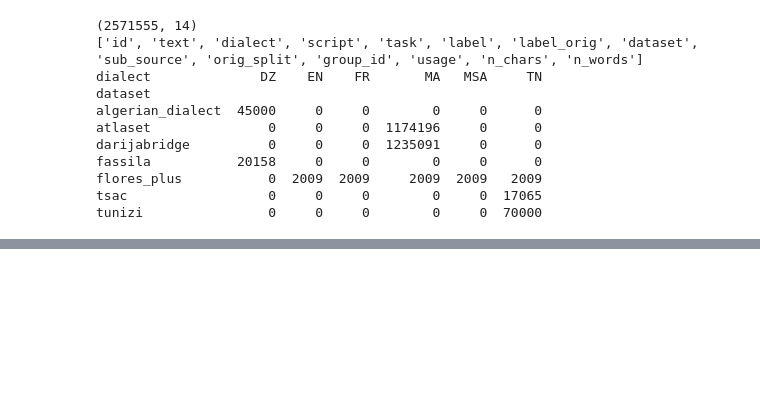
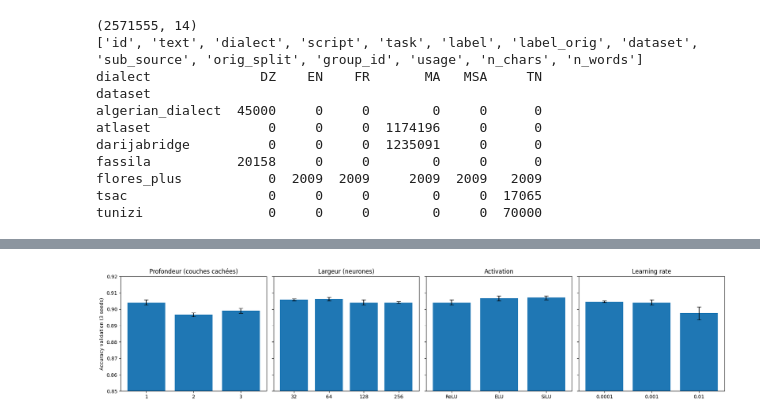
Before and after one commit to Ninessss/darija-llm, a Jupyter notebook: notebooks/04_classification.ipynb, the cells around one changed output, grey strips where cells are left out. Cells and saved outputs as stored; diff of their text form; code cells hidden in the pictures; blank space fills up the shorter version.

```diff
--- a/notebooks/04_classification.ipynb
+++ b/notebooks/04_classification.ipynb
@@ -346,3 +343,51 @@ fassila           20158     0     0        0     0      0
 flores_plus           0  2009  2009     2009  2009   2009
 tsac                  0     0     0        0     0  17065
 tunizi                0     0     0        0     0  70000
+# %%
+import matplotlib.pyplot as plt
+
+def make_mlp(depth=1, width=128, act=nn.ReLU):
+    couches, d_in = [], X_train.shape[1]
+    for _ in range(depth):
+        couches += [nn.Linear(d_in, width), act()]
+        d_in = width
+    couches.append(nn.Linear(d_in, len(CLASSES)))
+    return nn.Sequential(*couches)
+
+def score_val(config, seeds=(42, 43, 44)):
+    accs = []
+    for s in seeds:
+        torch.manual_seed(s)
+        m = make_mlp(config["depth"], config["width"], config["act"])
+        h = entrainer_v2(m, epochs=20, lr=config["lr"])
+        accs.append(max(h["val_acc"]))          # accuracy de la meilleure epoch
+    return np.mean(accs), np.std(accs)
+
+REF = {"depth": 1, "width": 128, "act": nn.ReLU, "lr": 1e-3}
+GRILLE = {
+    "Profondeur (couches cachées)": ("depth", [1, 2, 3]),
+    "Largeur (neurones)":           ("width", [32, 64, 128, 256]),
+    "Activation":                   ("act",   [nn.ReLU, nn.ELU, nn.SiLU]),
+    "Learning rate":                ("lr",    [1e-4, 1e-3, 1e-2]),
+}
+
+resultats_variantes = {}
+for titre, (cle, valeurs) in GRILLE.items():
+    resultats_variantes[titre] = []
+    for v in valeurs:
+        config = {**REF, cle: v}
+        moy, ecart = score_val(config)
+        nom = v.__name__ if cle == "act" else str(v)
+        resultats_variantes[titre].append((nom, moy, ecart))
+        print(f"{titre} = {nom} : {moy:.3f} ± {ecart:.3f}")
+
+fig, axes = plt.subplots(1, 4, figsize=(18, 4), sharey=True)
+for ax, (titre, res) in zip(axes, resultats_variantes.items()):
+    noms = [r[0] for r in res]; moys = [r[1] for r in res]; ecarts = [r[2] for r in res]
+    ax.bar(noms, moys, yerr=ecarts, capsize=4)
+    ax.set_title(titre); ax.set_ylim(0.85, 0.92)
+axes[0].set_ylabel("Accuracy validation (3 seeds)")
+plt.tight_layout()
+plt.savefig("variantes_mlp.png", dpi=150)
+plt.show()
+# %% [output]
@@ -348,0 +411 @@ tunizi                0     0     0        0     0  70000
+[figure, added]
```
Also changed, not shown: parts of 6 cells of this notebook.
